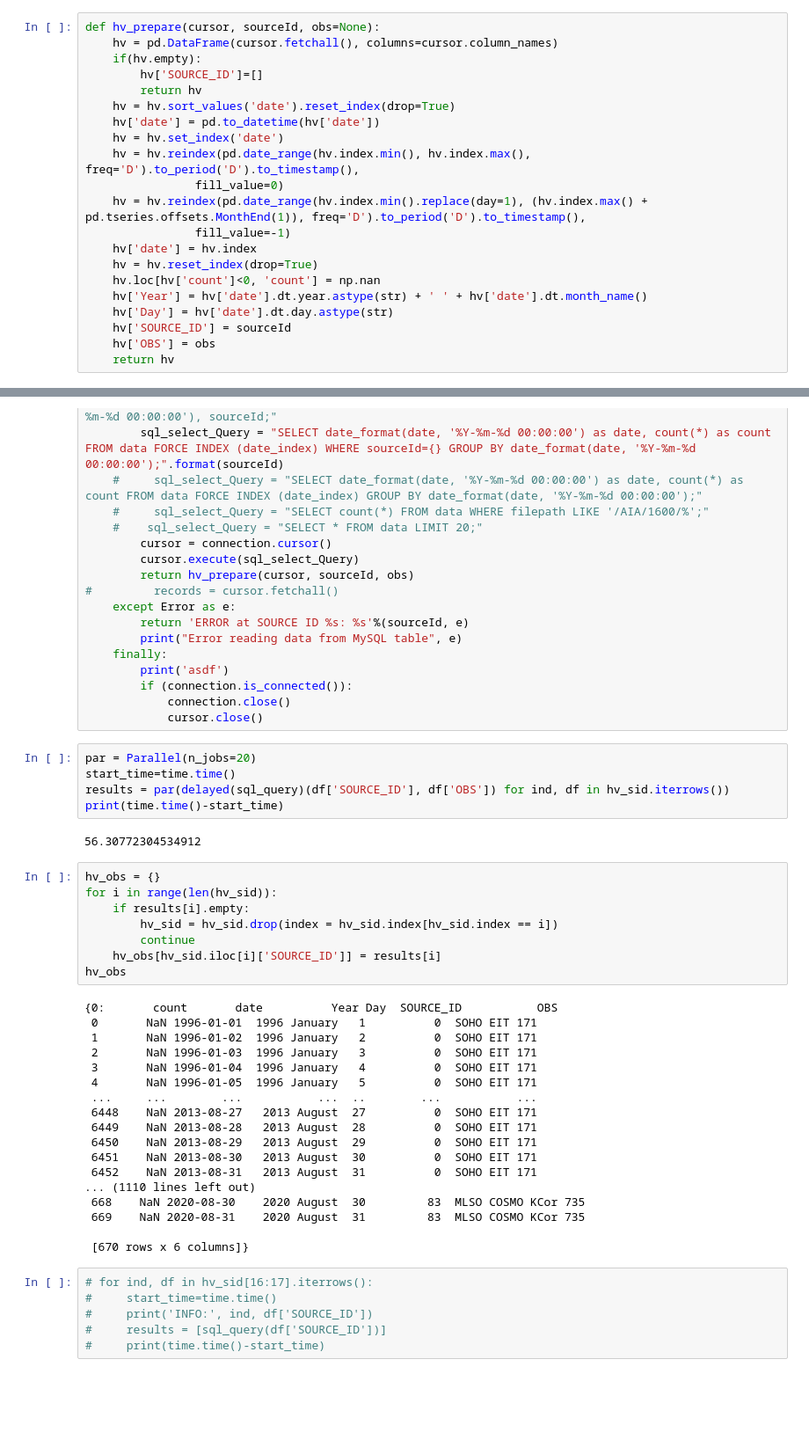
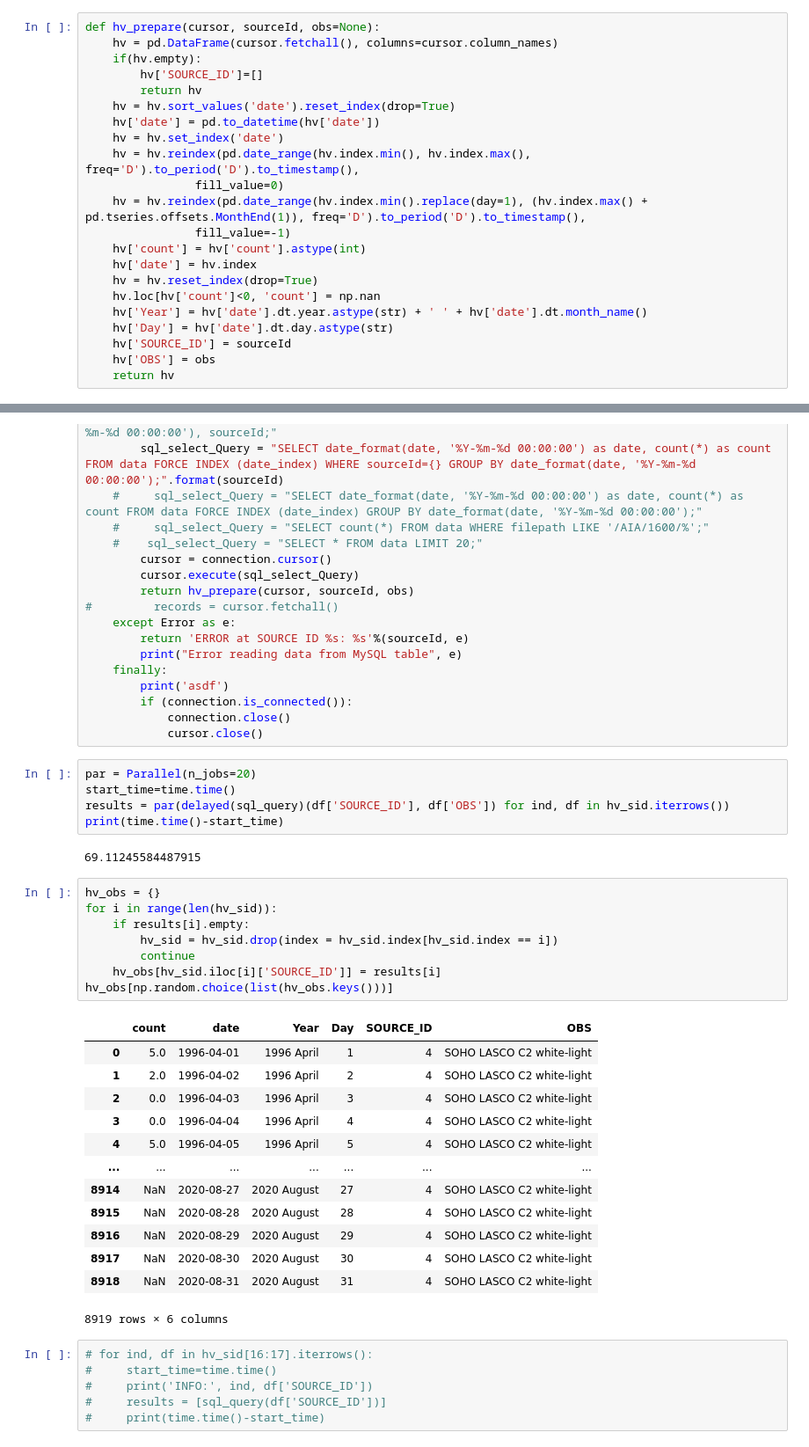
Before and after one commit to varunchaturmutha/hv_stats, a Jupyter notebook: coverage.ipynb, the cells around one changed output, grey strips where cells are left out. Shown: that part at 88% size. Drawn from its saved outputs; the diff is of its cells as text; blank space fills up the shorter version.

```diff
--- a/coverage.ipynb
+++ b/coverage.ipynb
@@ -84,6 +87,7 @@ def hv_prepare(cursor, sourceId, obs=None):
                 fill_value=0)
     hv = hv.reindex(pd.date_range(hv.index.min().replace(day=1), (hv.index.max() + pd.tseries.offsets.MonthEnd(1)), freq='D').to_period('D').to_timestamp(),
                 fill_value=-1)
+    hv['count'] = hv['count'].astype(int)
     hv['date'] = hv.index
     hv = hv.reset_index(drop=True)
     hv.loc[hv['count']<0, 'count'] = np.nan
@@ -124,33 +128,29 @@ start_time=time.time()
 results = par(delayed(sql_query)(df['SOURCE_ID'], df['OBS']) for ind, df in hv_sid.iterrows())
 print(time.time()-start_time)
 # %% [output]
-56.30772304534912
+69.11245584487915
 # %%
 hv_obs = {}
 for i in range(len(hv_sid)):
     if results[i].empty:
         hv_sid = hv_sid.drop(index = hv_sid.index[hv_sid.index == i])
         continue
     hv_obs[hv_sid.iloc[i]['SOURCE_ID']] = results[i]
-hv_obs
+hv_obs[np.random.choice(list(hv_obs.keys()))]
 # %% [output]
+|  | count | date | Year | Day | SOURCE_ID | OBS |
+| 0 | 5.0 | 1996-04-01 | 1996 April | 1 | 4 | SOHO LASCO C2 white-light |
+| 1 | 2.0 | 1996-04-02 | 1996 April | 2 | 4 | SOHO LASCO C2 white-light |
+| 2 | 0.0 | 1996-04-03 | 1996 April | 3 | 4 | SOHO LASCO C2 white-light |
+| 3 | 0.0 | 1996-04-04 | 1996 April | 4 | 4 | SOHO LASCO C2 white-light |
+| 4 | 5.0 | 1996-04-05 | 1996 April | 5 | 4 | SOHO LASCO C2 white-light |
+| ... | ... | ... | ... | ... | ... | ... |
+| 8914 | NaN | 2020-08-27 | 2020 August | 27 | 4 | SOHO LASCO C2 white-light |
+| 8915 | NaN | 2020-08-28 | 2020 August | 28 | 4 | SOHO LASCO C2 white-light |
+| 8916 | NaN | 2020-08-29 | 2020 August | 29 | 4 | SOHO LASCO C2 white-light |
+| 8917 | NaN | 2020-08-30 | 2020 August | 30 | 4 | SOHO LASCO C2 white-light |
+| 8918 | NaN | 2020-08-31 | 2020 August | 31 | 4 | SOHO LASCO C2 white-light |
-{0:       count       date          Year Day  SOURCE_ID           OBS
- 0       NaN 1996-01-01  1996 January   1          0  SOHO EIT 171
- 1       NaN 1996-01-02  1996 January   2          0  SOHO EIT 171
- 2       NaN 1996-01-03  1996 January   3          0  SOHO EIT 171
- 3       NaN 1996-01-04  1996 January   4          0  SOHO EIT 171
- 4       NaN 1996-01-05  1996 January   5          0  SOHO EIT 171
- ...     ...        ...           ...  ..        ...           ...
- 6448    NaN 2013-08-27   2013 August  27          0  SOHO EIT 171
- 6449    NaN 2013-08-28   2013 August  28          0  SOHO EIT 171
- 6450    NaN 2013-08-29   2013 August  29          0  SOHO EIT 171
- 6451    NaN 2013-08-30   2013 August  30          0  SOHO EIT 171
- 6452    NaN 2013-08-31   2013 August  31          0  SOHO EIT 171
-... (1110 lines left out)
- 668    NaN 2020-08-30    2020 August  30         83  MLSO COSMO KCor 735
- 669    NaN 2020-08-31    2020 August  31         83  MLSO COSMO KCor 735
-
- [670 rows x 6 columns]}
+8919 rows × 6 columns
 # %%
 # for ind, df in hv_sid[16:17].iterrows():
 #     start_time=time.time()
```
Also changed, not shown: parts of 17 cells of this notebook.
